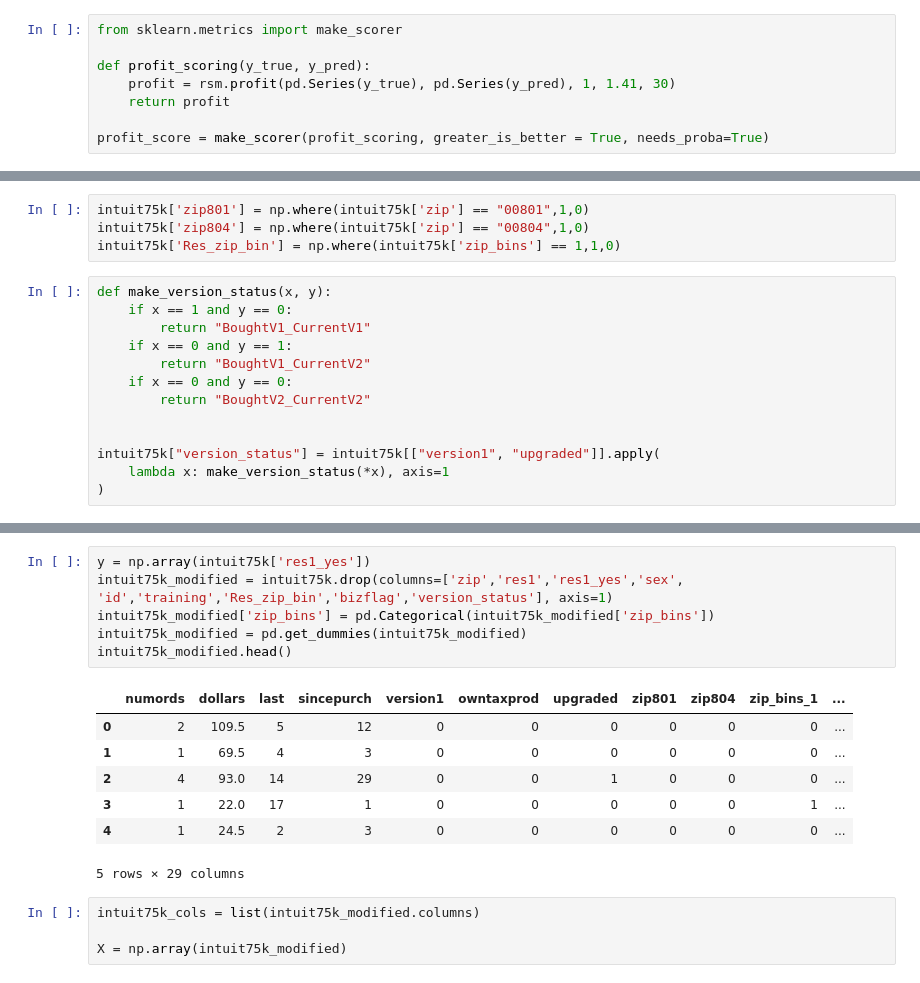
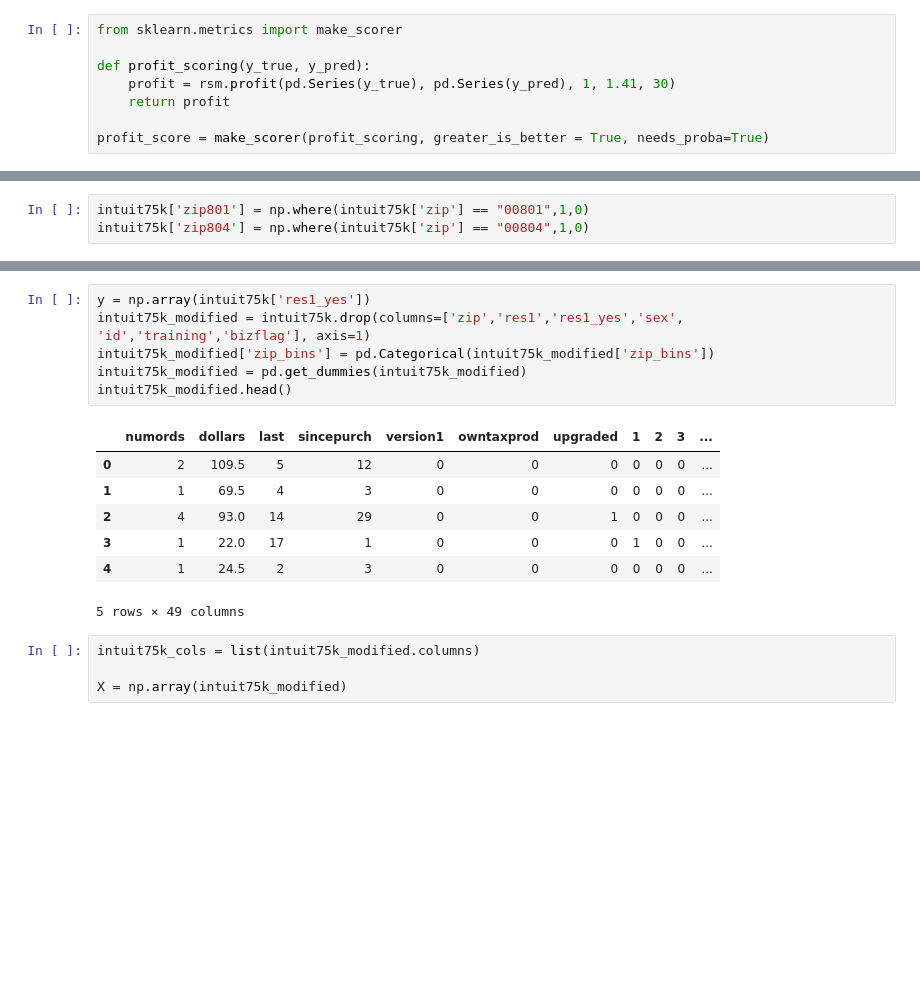
Before and after one commit to sauravjayan/Intuit-Quickbooks-Redux, a Jupyter notebook: intuit-redux.ipynb, the cells around one changed output, grey strips where cells are left out. Saved outputs shown, nothing was run; the diff lists cells and outputs as text; blank space fills up the shorter version.

```diff
--- a/intuit-redux.ipynb
+++ b/intuit-redux.ipynb
@@ -354,17 +301,3 @@ intuit75k.head()
 # %%
 intuit75k['zip801'] = np.where(intuit75k['zip'] == "00801",1,0)
 intuit75k['zip804'] = np.where(intuit75k['zip'] == "00804",1,0)
-intuit75k['Res_zip_bin'] = np.where(intuit75k['zip_bins'] == 1,1,0)
-# %%
-def make_version_status(x, y):
-    if x == 1 and y == 0:
-        return "BoughtV1_CurrentV1"
-    if x == 0 and y == 1:
-        return "BoughtV1_CurrentV2"
-    if x == 0 and y == 0:
-        return "BoughtV2_CurrentV2"
-
-
-intuit75k["version_status"] = intuit75k[["version1", "upgraded"]].apply(
-    lambda x: make_version_status(*x), axis=1
-)
@@ -380,17 +304,17 @@ intuit75k.head()
 # %%
 y = np.array(intuit75k['res1_yes'])
-intuit75k_modified = intuit75k.drop(columns=['zip','res1','res1_yes','sex', 'id','training','Res_zip_bin','bizflag','version_status'], axis=1)
+intuit75k_modified = intuit75k.drop(columns=['zip','res1','res1_yes','sex', 'id','training','bizflag'], axis=1)
 intuit75k_modified['zip_bins'] = pd.Categorical(intuit75k_modified['zip_bins'])
 intuit75k_modified = pd.get_dummies(intuit75k_modified)
 intuit75k_modified.head()
 # %% [output]
-|  | numords | dollars | last | sincepurch | version1 | owntaxprod | upgraded | zip801 | zip804 | zip_bins_1 | ... |
+|  | numords | dollars | last | sincepurch | version1 | owntaxprod | upgraded | 1 | 2 | 3 | ... |
 | 0 | 2 | 109.5 | 5 | 12 | 0 | 0 | 0 | 0 | 0 | 0 | ... |
 | 1 | 1 | 69.5 | 4 | 3 | 0 | 0 | 0 | 0 | 0 | 0 | ... |
 | 2 | 4 | 93.0 | 14 | 29 | 0 | 0 | 1 | 0 | 0 | 0 | ... |
-| 3 | 1 | 22.0 | 17 | 1 | 0 | 0 | 0 | 0 | 0 | 1 | ... |
+| 3 | 1 | 22.0 | 17 | 1 | 0 | 0 | 0 | 1 | 0 | 0 | ... |
 | 4 | 1 | 24.5 | 2 | 3 | 0 | 0 | 0 | 0 | 0 | 0 | ... |
-5 rows × 29 columns
+5 rows × 49 columns
 # %%
 intuit75k_cols = list(intuit75k_modified.columns)
 
```
Also changed, not shown: parts of 64 cells of this notebook.
